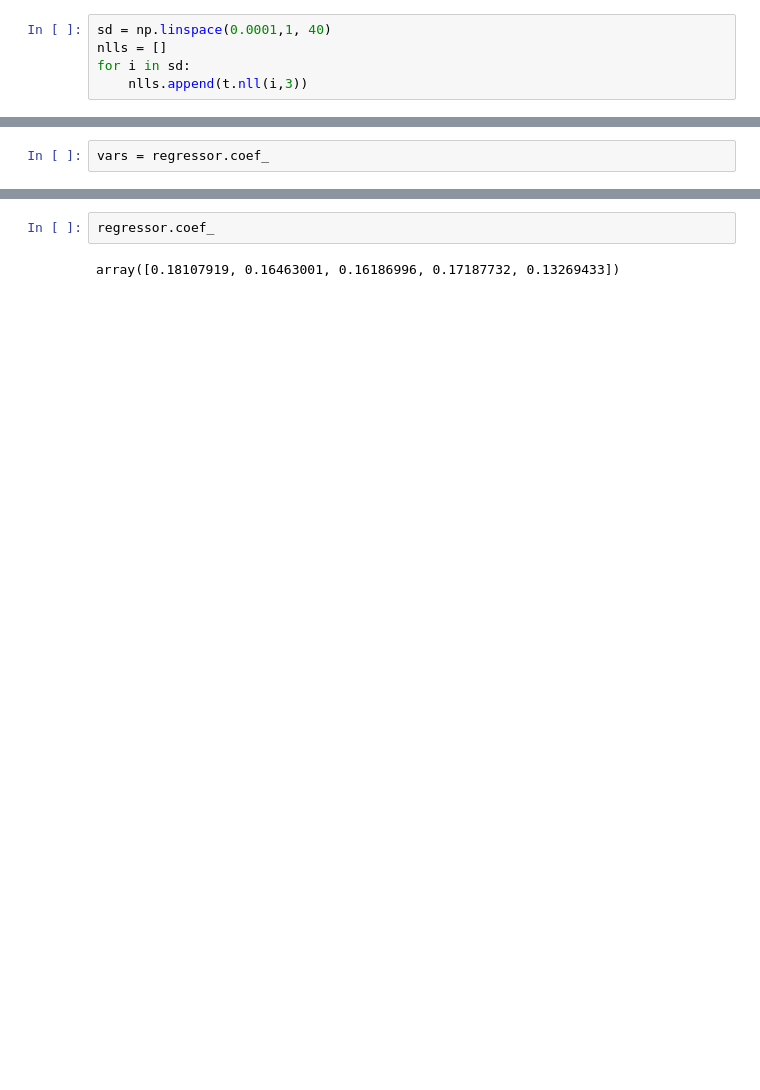
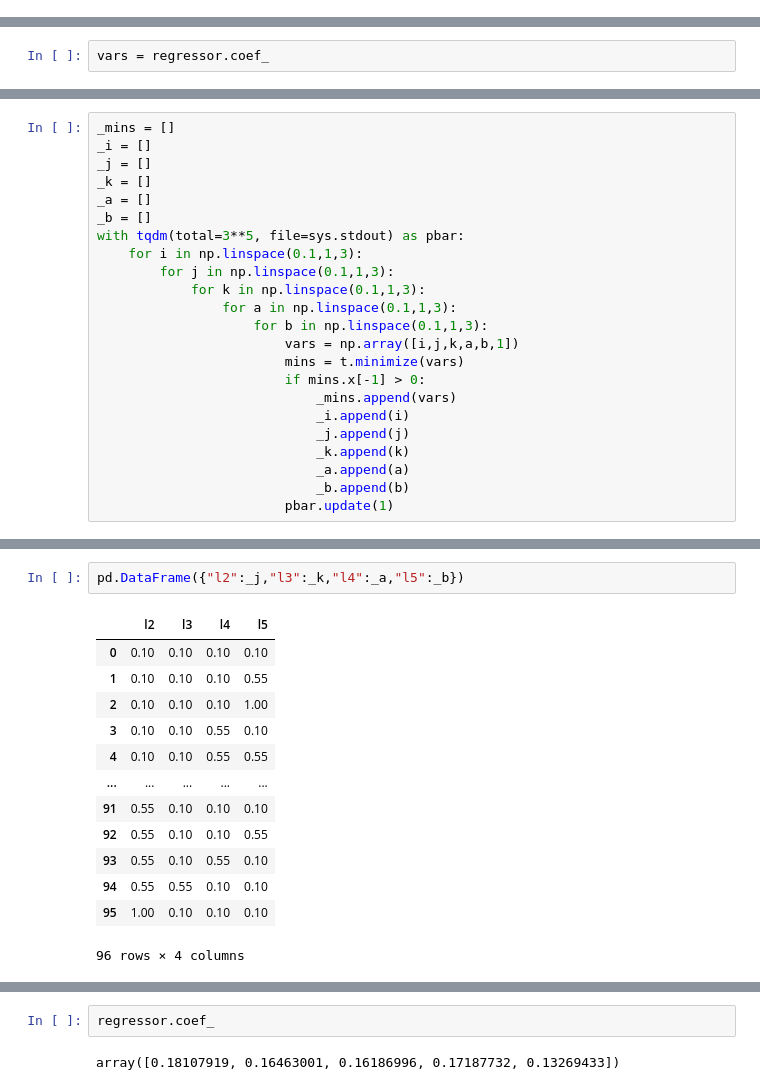
Before and after one commit to Jungar111/Bachelor2021, a Jupyter notebook: Modelling/tobit_test.ipynb, the cells around one changed output, grey strips where cells are left out. Cells and saved outputs as stored; diff of their text form; blank space fills up the shorter version.

Commit message:
Data Oskar

```diff
--- a/Modelling/tobit_test.ipynb
+++ b/Modelling/tobit_test.ipynb
@@ -80,7 +65,2 @@ Name: Energy (kWh), Length: 3071, dtype: float64
 # %%
 t = Tobit(testdata, 'Censored', ["Energy (kWh)_lag1","Energy (kWh)_lag2","Energy (kWh)_lag3","Energy (kWh)_lag4","Energy (kWh)_lag5"], 'Energy (kWh)')
-# %%
-sd = np.linspace(0.0001,1, 40)
-nlls = []
-for i in sd:
-    nlls.append(t.nll(i,3))
@@ -132,0 +85,23 @@ ValueError: x and y must have same first dimension, but have shapes (40,) and (0
+# %%
+_mins = []
+_i = []
+_j = []
+_k = []
+_a = []
+_b = []
+with tqdm(total=3**5, file=sys.stdout) as pbar:
+    for i in np.linspace(0.1,1,3):
+        for j in np.linspace(0.1,1,3):
+            for k in np.linspace(0.1,1,3):
+                for a in np.linspace(0.1,1,3):
+                    for b in np.linspace(0.1,1,3):
+                        vars = np.array([i,j,k,a,b,1])
+                        mins = t.minimize(vars)
+                        if mins.x[-1] > 0:
+                            _mins.append(vars)
+                            _i.append(i)
+                            _j.append(j)
+                            _k.append(k)
+                            _a.append(a)
+                            _b.append(b)
+                        pbar.update(1)
@@ -132,0 +128,16 @@ ValueError: x and y must have same first dimension, but have shapes (40,) and (0
+# %%
+pd.DataFrame({"l2":_j,"l3":_k,"l4":_a,"l5":_b})
+# %% [output]
+|  | l2 | l3 | l4 | l5 |
+| 0 | 0.10 | 0.10 | 0.10 | 0.10 |
+| 1 | 0.10 | 0.10 | 0.10 | 0.55 |
+| 2 | 0.10 | 0.10 | 0.10 | 1.00 |
+| 3 | 0.10 | 0.10 | 0.55 | 0.10 |
+| 4 | 0.10 | 0.10 | 0.55 | 0.55 |
+| ... | ... | ... | ... | ... |
+| 91 | 0.55 | 0.10 | 0.10 | 0.10 |
+| 92 | 0.55 | 0.10 | 0.10 | 0.55 |
+| 93 | 0.55 | 0.10 | 0.55 | 0.10 |
+| 94 | 0.55 | 0.55 | 0.10 | 0.10 |
+| 95 | 1.00 | 0.10 | 0.10 | 0.10 |
+96 rows × 4 columns
```
Also changed, not shown: parts of 38 cells of this notebook, 4 other files.
